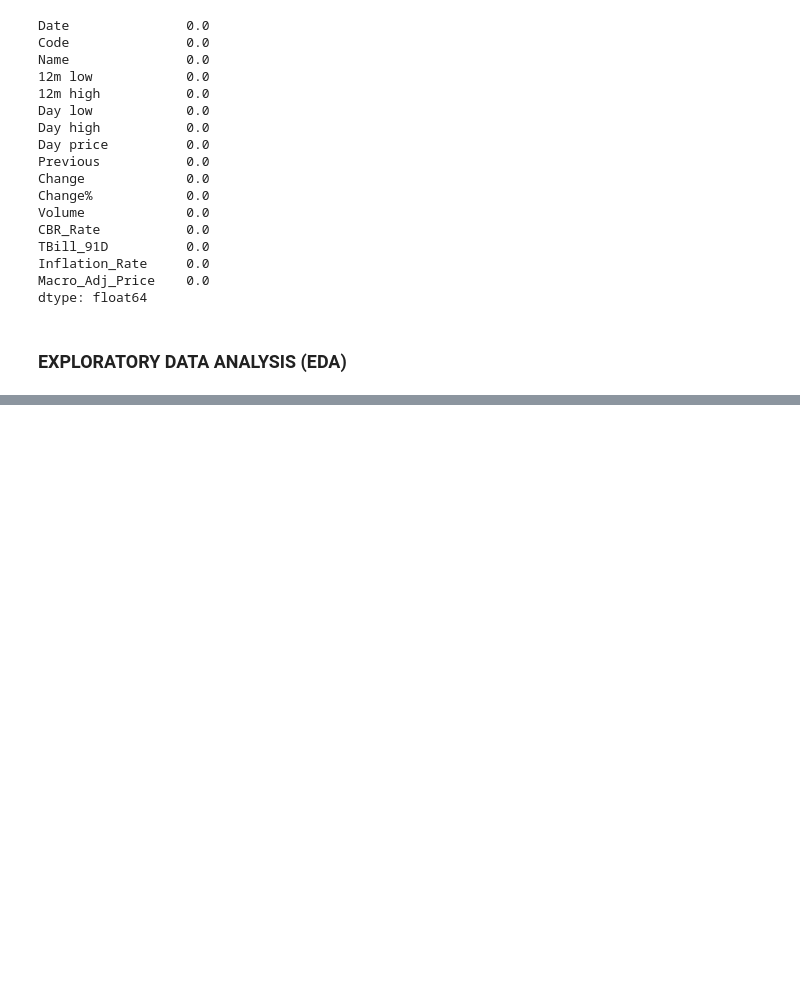
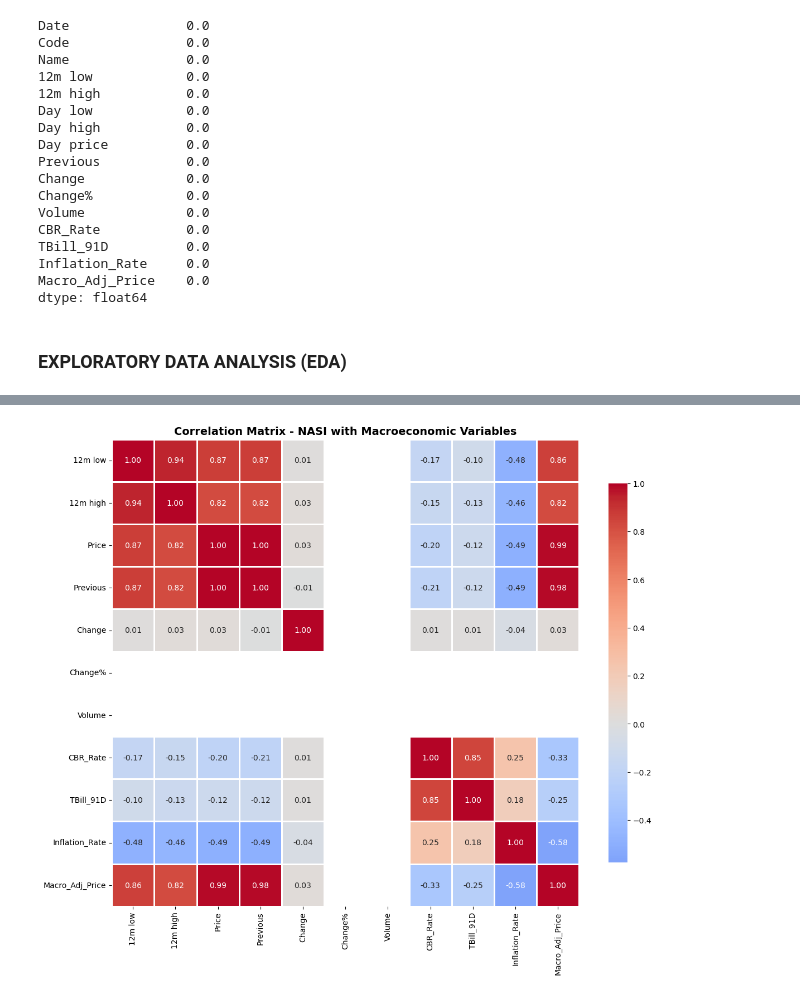
Before and after one commit to clivethiongo/Kenya-Monetary-Policy-Stock-Market, a Jupyter notebook: notebooks/01_data_collection.ipynb, the cells around one changed output, grey strips where cells are left out. Cells and saved outputs as stored; diff of their text form; code cells hidden in the pictures; blank space fills up the shorter version.

```diff
--- a/notebooks/01_data_collection.ipynb
+++ b/notebooks/01_data_collection.ipynb
@@ -450,0 +451,10 @@ correlation_matrix
+# %%
+# Create a correlation heatmap
+plt.figure(figsize=(12, 10))
+sns.heatmap(correlation_matrix, annot=True, fmt='.2f', cmap='coolwarm', center=0,
+            square=True, linewidths=1, cbar_kws={"shrink": 0.8})
+plt.title('Correlation Matrix - NASI with Macroeconomic Variables', fontsize=14, fontweight='bold')
+plt.tight_layout()
+plt.show()
+# %% [output]
+[figure, added]
```
Also changed, not shown: parts of 2 cells of this notebook.
